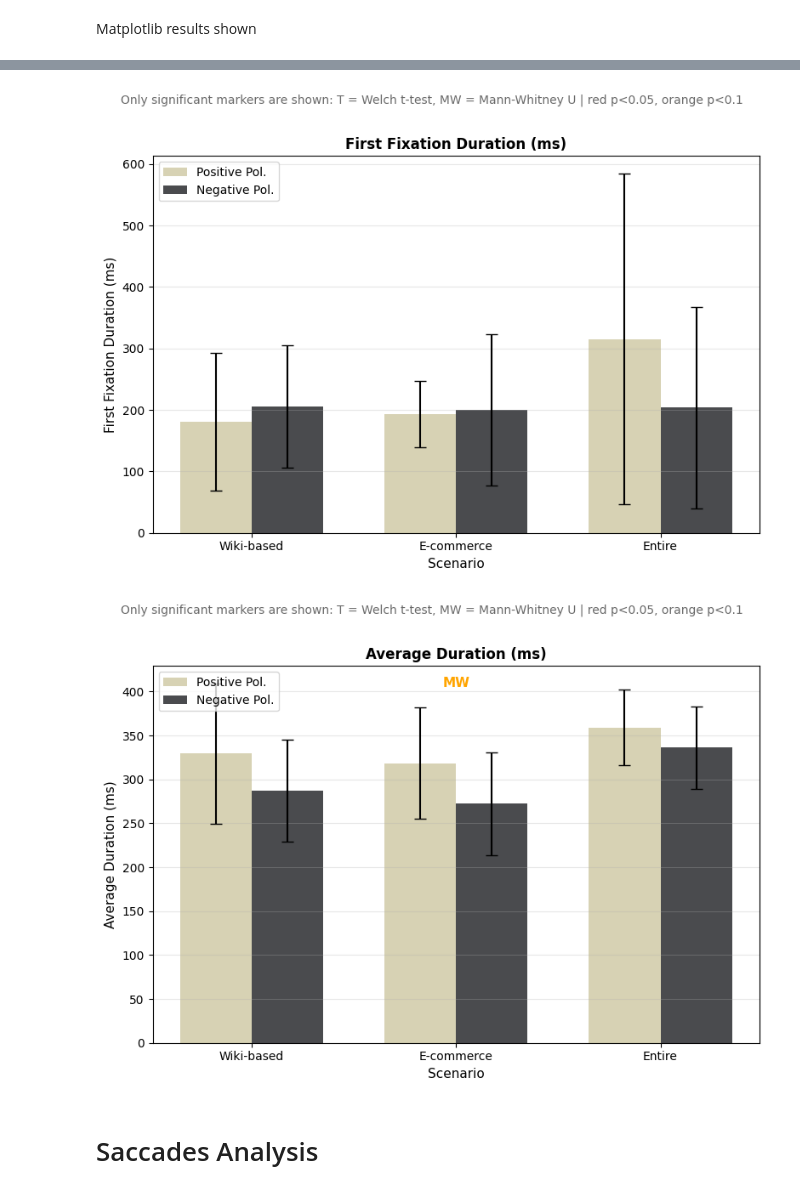
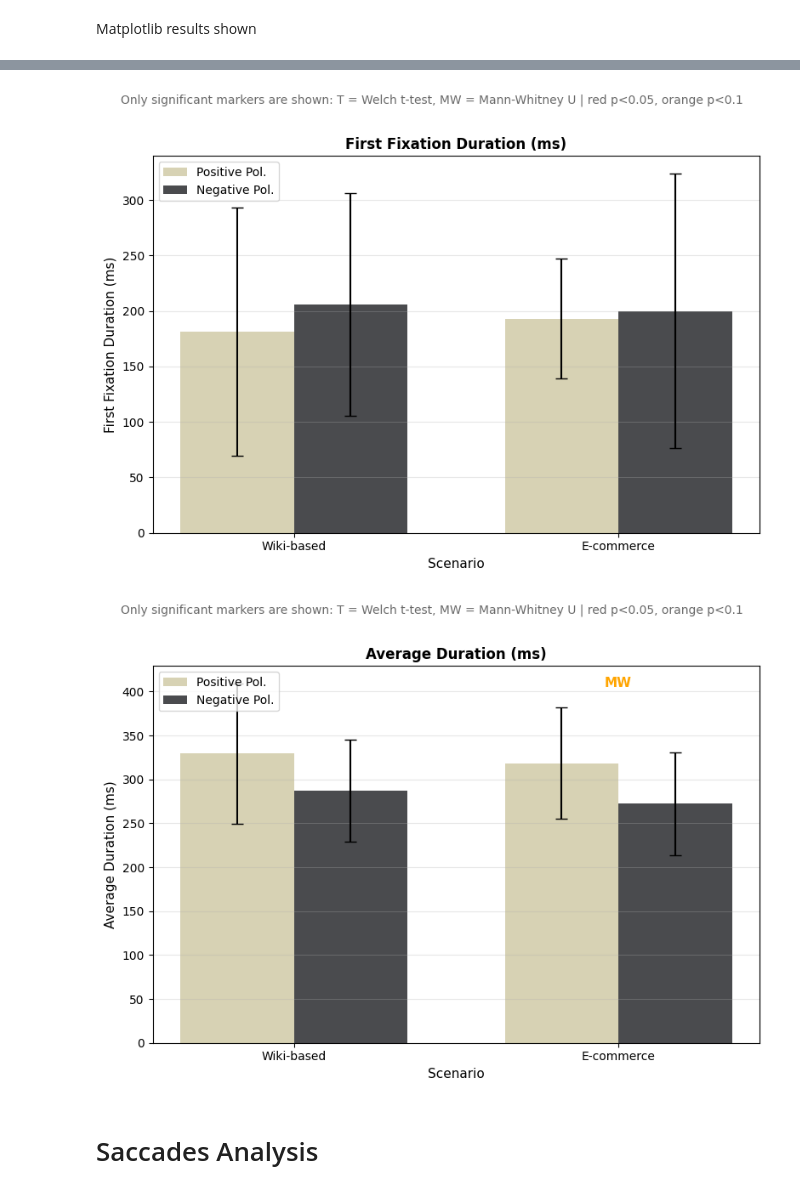
Before and after one commit to andrrsin/TFG, a Jupyter notebook: code/GeneralAnalysis.ipynb, the cells around one changed output, grey strips where cells are left out. Drawn from its saved outputs; the diff is of its cells as text; code cells hidden in the pictures.

Commit message:
Erased Entire Recording

```diff
--- a/code/GeneralAnalysis.ipynb
+++ b/code/GeneralAnalysis.ipynb
@@ -65,9 +63,7 @@ basic_data = {
     'PatataClaro': run_function_on_totalfixations(tf_claro_patata, obtain_basic_data),
     'PatataOscuro': run_function_on_totalfixations(tf_oscuro_patata, obtain_basic_data),
     'MochilaClaro': run_function_on_totalfixations(tf_claro_mochila, obtain_basic_data),
-    'MochilaOscuro': run_function_on_totalfixations(tf_oscuro_mochila, obtain_basic_data),
-    'EntireClaro': run_function_on_totalfixations(tf_claro_entire, obtain_basic_data),
-    'EntireOscuro': run_function_on_totalfixations(tf_oscuro_entire, obtain_basic_data),
+    'MochilaOscuro': run_function_on_totalfixations(tf_oscuro_mochila, obtain_basic_data)
 }
 def basic_data_to_string(basic_data):
     return " - [Mean: {:.2f}] [Std: {:.2f}] [Max: {:.2f}] [Min: {:.2f}]".format(*basic_data)
@@ -163,8 +155,6 @@ patata_tstudent = {}
 patata_mann_whitney = {}
 mochila_tstudent = {}
 mochila_mann_whitney = {}
-entire_tstudent = {}
-entire_mann_whitney = {}
 
 for metric in metrics:
     print(f"\nRunning tests for metric: {metric}")
@@ -188,16 +178,6 @@ for metric in metrics:
         result = mannWhitney_independent_samples(tf_claro_mochila, tf_oscuro_mochila, metric)
         mochila_mann_whitney[metric] = result
         print(f"Mochila -> Mann-Whitney U | statistic={result.statistic:.4f}, p-value={result.pvalue:.6f}")
-
-    # Entire Recording
-    if normal_claro_entire[metric][2] and normal_oscuro_entire[metric][2]:
-        result = ttest_independent_samples(tf_claro_entire, tf_oscuro_entire, metric)
-        entire_tstudent[metric] = result
-        print(f"Entire Recording -> T-test | statistic={result.statistic:.4f}, p-value={result.pvalue:.6f}")
-    else:
-        result = mannWhitney_independent_samples(tf_claro_entire, tf_oscuro_entire, metric)
-        entire_mann_whitney[metric] = result
-        print(f"Entire Recording -> Mann-Whitney U | statistic={result.statistic:.4f}, p-value={result.pvalue:.6f}")
 # %% [output]
 Running tests for metric: Total_duration_of_whole_fixations
 Patata -> Mann-Whitney U | statistic=178.0000, p-value=0.255690
@@ -237,13 +213,12 @@ metric_labels = [
     'First Fixation Duration (ms)',
     'Average Duration (ms)',
 ]
-toi_labels = ['Wiki-based', 'E-commerce', 'Entire']
+toi_labels = ['Wiki-based', 'E-commerce']
 
 # Map each scenario to the result dictionaries created in the previous cell
 scenario_results = {
     'Wiki-based': {'T': patata_tstudent, 'MW': patata_mann_whitney},
     'E-commerce': {'T': mochila_tstudent, 'MW': mochila_mann_whitney},
-    'Entire': {'T': entire_tstudent, 'MW': entire_mann_whitney},
 }
 
 
@@ -254,22 +229,22 @@ for idx, metric in enumerate(metric_keys):
     claro_means = [
         basic_data['PatataClaro'][idx][0],
         basic_data['MochilaClaro'][idx][0],
-        basic_data['EntireClaro'][idx][0],
+
     ]
     claro_stds = [
         basic_data['PatataClaro'][idx][1],
         basic_data['MochilaClaro'][idx][1],
-        basic_data['EntireClaro'][idx][1],
+
     ]
     oscuro_means = [
         basic_data['PatataOscuro'][idx][0],
         basic_data['MochilaOscuro'][idx][0],
-        basic_data['EntireOscuro'][idx][0],
+
     ]
     oscuro_stds = [
         basic_data['PatataOscuro'][idx][1],
         basic_data['MochilaOscuro'][idx][1],
-        basic_data['EntireOscuro'][idx][1],
+
     ]
 
     x = np.arange(len(toi_labels))
@@ -355,5 +330,5 @@ for idx, metric in enumerate(metric_keys):
-[figure, old version]
+[figure, new version]
-[figure, old version]
+[figure, new version]
 # %% [markdown]
 # Saccades Analysis
 # %%
```
Also changed, not shown: parts of 10 cells of this notebook, 8 other files.
